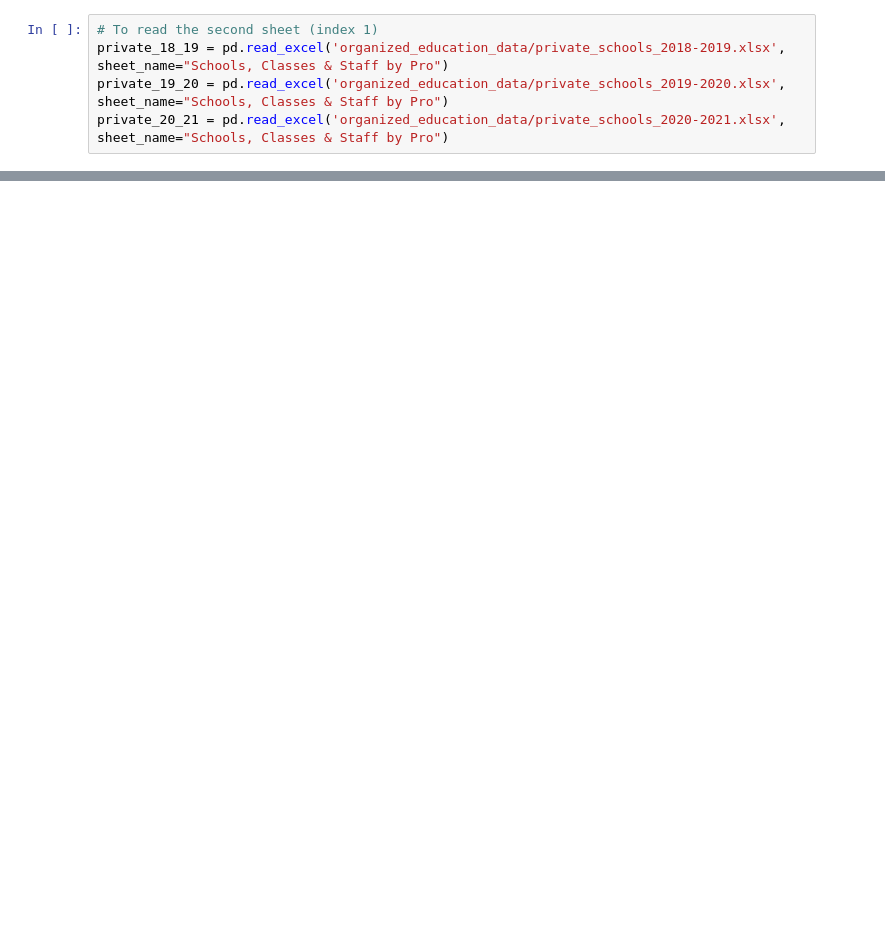
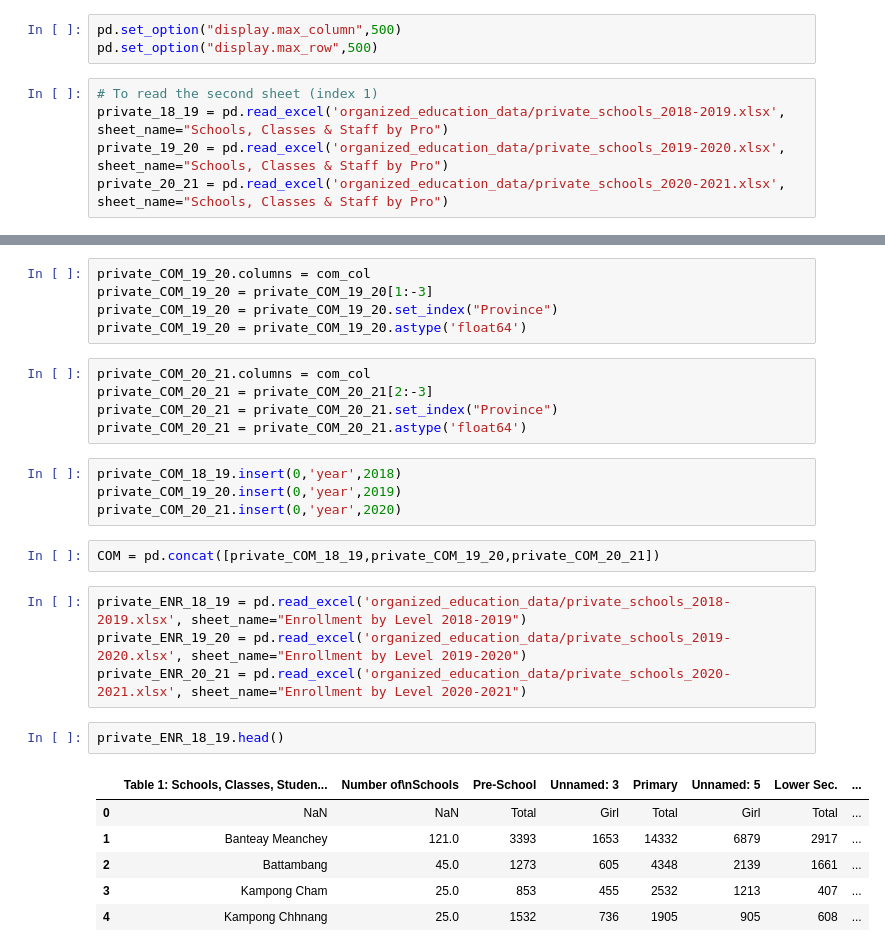
Before and after one commit to i-eat-tea/MINI_PROJECT_AMS_B_GROUP3, a Jupyter notebook: private_dashboard.ipynb, the cells around one changed output, grey strips where cells are left out. Saved outputs shown, nothing was run; the diff lists cells and outputs as text; blank space fills up the shorter version.

```diff
--- a/private_dashboard.ipynb
+++ b/private_dashboard.ipynb
@@ -3,5 +4,8 @@ import pandas as pd
 import matplotlib.pyplot as plt
 import seaborn as sns
+# %%
+pd.set_option("display.max_column",500)
+pd.set_option("display.max_row",500)
 # %%
 # To read the second sheet (index 1)
 private_18_19 = pd.read_excel('organized_education_data/private_schools_2018-2019.xlsx', sheet_name="Schools, Classes & Staff by Pro")
@@ -302,0 +264,29 @@ combined_school
+# %%
+private_COM_19_20.columns = com_col
+private_COM_19_20 = private_COM_19_20[1:-3]
+private_COM_19_20 = private_COM_19_20.set_index("Province")
+private_COM_19_20 = private_COM_19_20.astype('float64')
+# %%
+private_COM_20_21.columns = com_col
+private_COM_20_21 = private_COM_20_21[2:-3]
+private_COM_20_21 = private_COM_20_21.set_index("Province")
+private_COM_20_21 = private_COM_20_21.astype('float64')
+# %%
+private_COM_18_19.insert(0,'year',2018)
+private_COM_19_20.insert(0,'year',2019)
+private_COM_20_21.insert(0,'year',2020)
+# %%
+COM = pd.concat([private_COM_18_19,private_COM_19_20,private_COM_20_21])
+# %%
+private_ENR_18_19 = pd.read_excel('organized_education_data/private_schools_2018-2019.xlsx', sheet_name="Enrollment by Level 2018-2019")
+private_ENR_19_20 = pd.read_excel('organized_education_data/private_schools_2019-2020.xlsx', sheet_name="Enrollment by Level 2019-2020")
+private_ENR_20_21 = pd.read_excel('organized_education_data/private_schools_2020-2021.xlsx', sheet_name="Enrollment by Level 2020-2021")
+# %%
+private_ENR_18_19.head()
+# %% [output]
+|  | Table 1: Schools, Classes, Studen... | Number of\nSchools | Pre-School | Unnamed: 3 | Primary | Unnamed: 5 | Lower Sec. | ... |
+| 0 | NaN | NaN | Total | Girl | Total | Girl | Total | ... |
+| 1 | Banteay Meanchey | 121.0 | 3393 | 1653 | 14332 | 6879 | 2917 | ... |
+| 2 | Battambang | 45.0 | 1273 | 605 | 4348 | 2139 | 1661 | ... |
+| 3 | Kampong Cham | 25.0 | 853 | 455 | 2532 | 1213 | 407 | ... |
+| 4 | Kampong Chhnang | 25.0 | 1532 | 736 | 1905 | 905 | 608 | ... |
```
Also changed, not shown: parts of 42 cells of this notebook, 7 other files.
